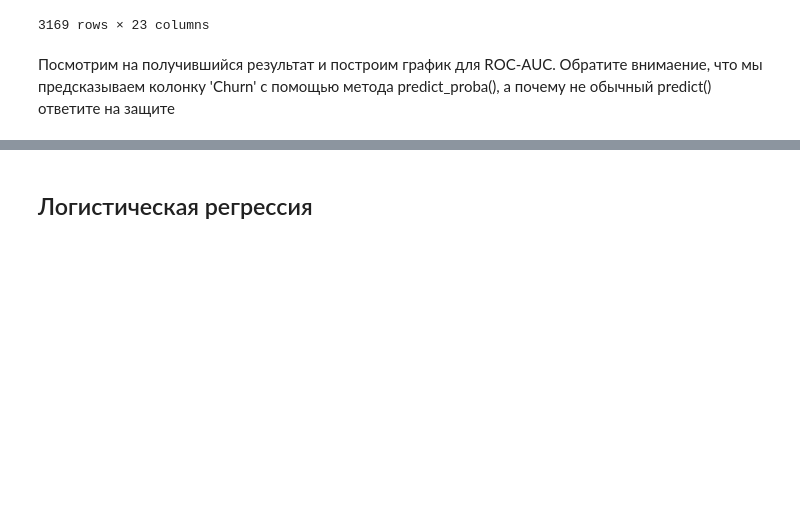
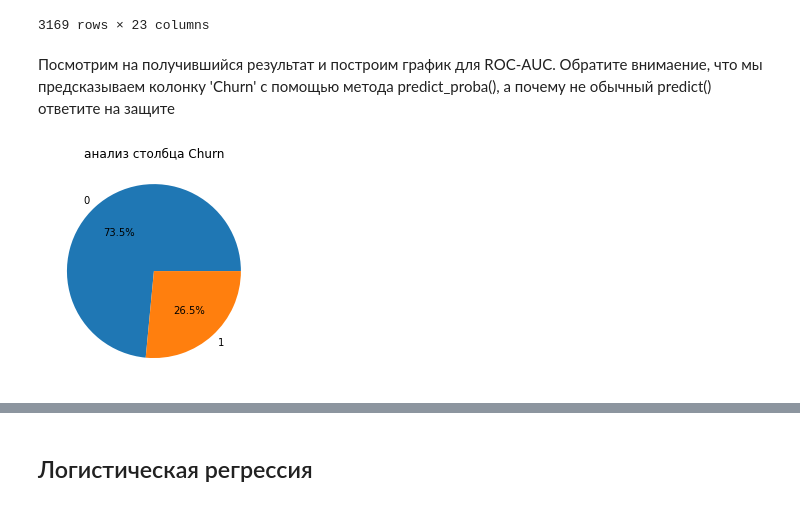
Before and after one commit to makarty/edu-works, a Jupyter notebook: data analysis/2practical/baseline.ipynb, the cells around one changed output, grey strips where cells are left out. Cells and saved outputs as stored; diff of their text form; code cells hidden in the pictures; blank space fills up the shorter version.

```diff
--- a/data analysis/2practical/baseline.ipynb
+++ b/data analysis/2practical/baseline.ipynb
@@ -313,3 +313,11 @@ def roc_auc_plot(y_train, y_train_predicted, y_val, y_val_predicted) -> None:
     plt.show()
 # %% [markdown]
 Посмотрим на получившийся результат и построим график для ROC-AUC. Обратите внимаение, что мы предсказываем колонку 'Churn' с помощью метода predict_proba(), а почему не обычный predict() ответите на защите
+# %%
+counts_churn = Counter(train[target_col])
+# %%
+plt.pie(counts_churn.values(), labels=counts_churn.keys(), autopct='%1.1f%%')
+plt.title('анализ столбца Churn')
+plt.show()
+# %% [output]
+[figure, added]
```
Also changed, not shown: parts of 29 cells of this notebook, 5 other files.
